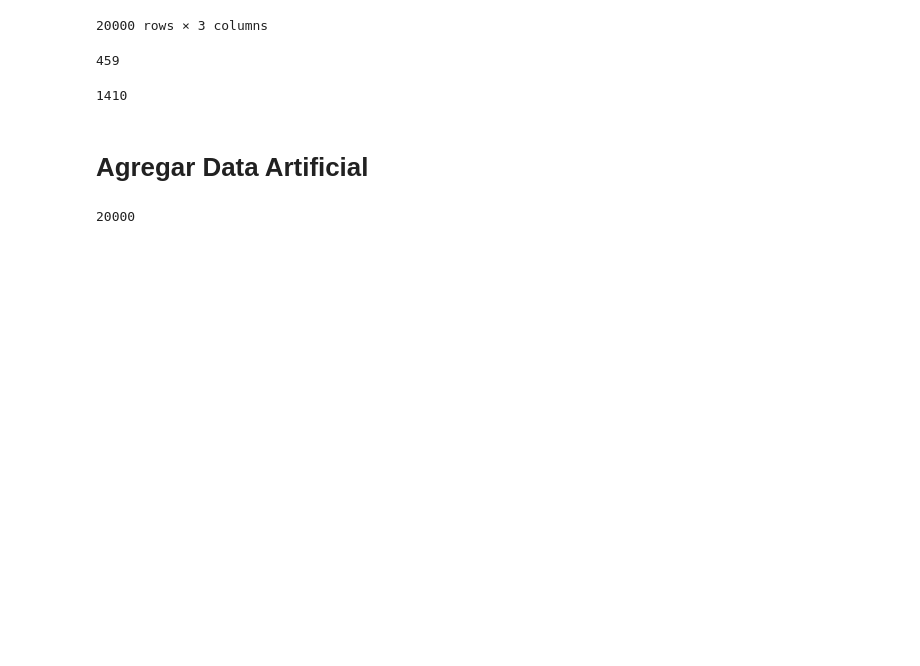
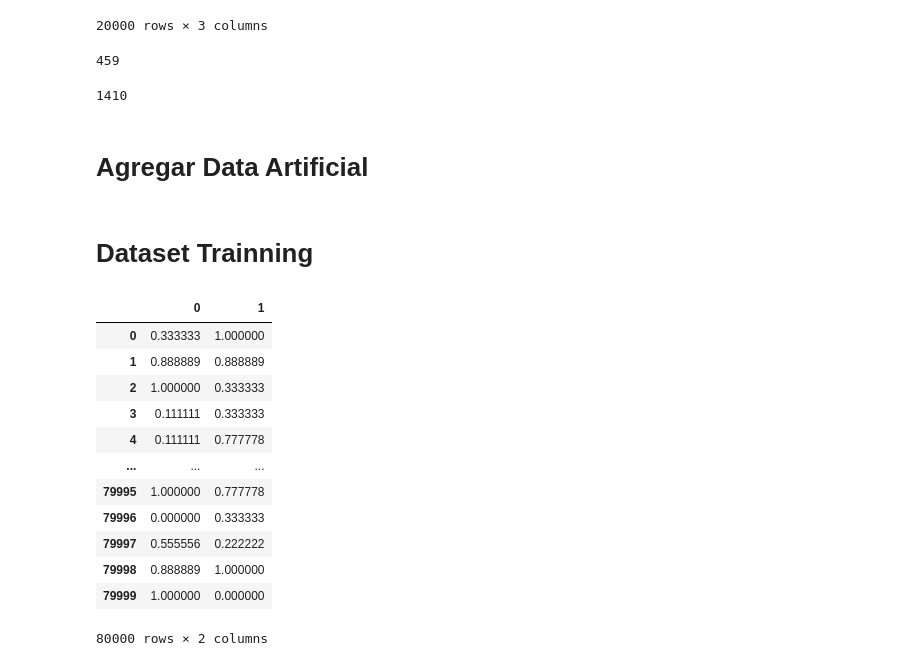
Before and after one commit to YessicaCh/SRTourism, a Jupyter notebook: Test Movilens .ipynb, the cells around one changed output. Cells and saved outputs as stored; diff of their text form; code cells hidden in the pictures; blank space fills up the shorter version.

```diff
--- a/Test Movilens .ipynb
+++ b/Test Movilens .ipynb
@@ -124,6 +122,22 @@ def generatePreferences(f,c):
     return df
 # %%
 f = resultTest.shape[0]
-f
-# %% [output]
-20000
+# %% [markdown]
+# Dataset Trainning
+# %%
+pref = generatePreferences(dfN_.shape[0],2)
+pref
+# %% [output]
+|  | 0 | 1 |
+| 0 | 0.333333 | 1.000000 |
+| 1 | 0.888889 | 0.888889 |
+| 2 | 1.000000 | 0.333333 |
+| 3 | 0.111111 | 0.333333 |
+| 4 | 0.111111 | 0.777778 |
+| ... | ... | ... |
+| 79995 | 1.000000 | 0.777778 |
+| 79996 | 0.000000 | 0.333333 |
+| 79997 | 0.555556 | 0.222222 |
+| 79998 | 0.888889 | 1.000000 |
+| 79999 | 1.000000 | 0.000000 |
+80000 rows × 2 columns
```
Also changed, not shown: parts of 7 cells of this notebook, 2 other files.
